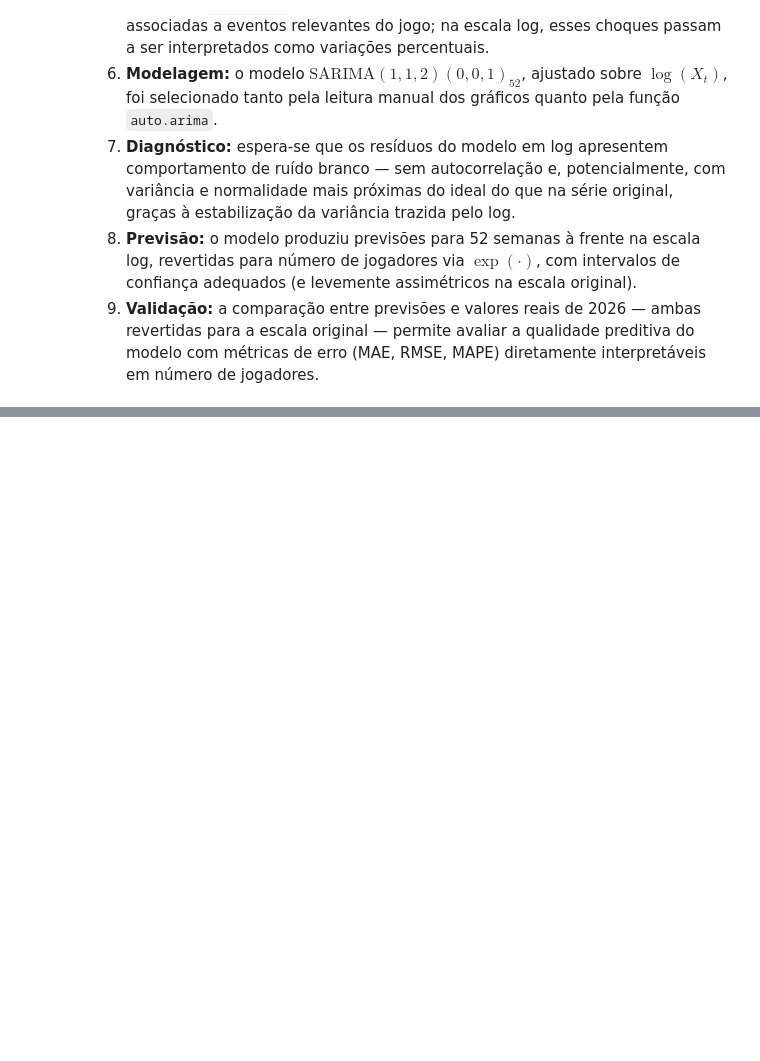
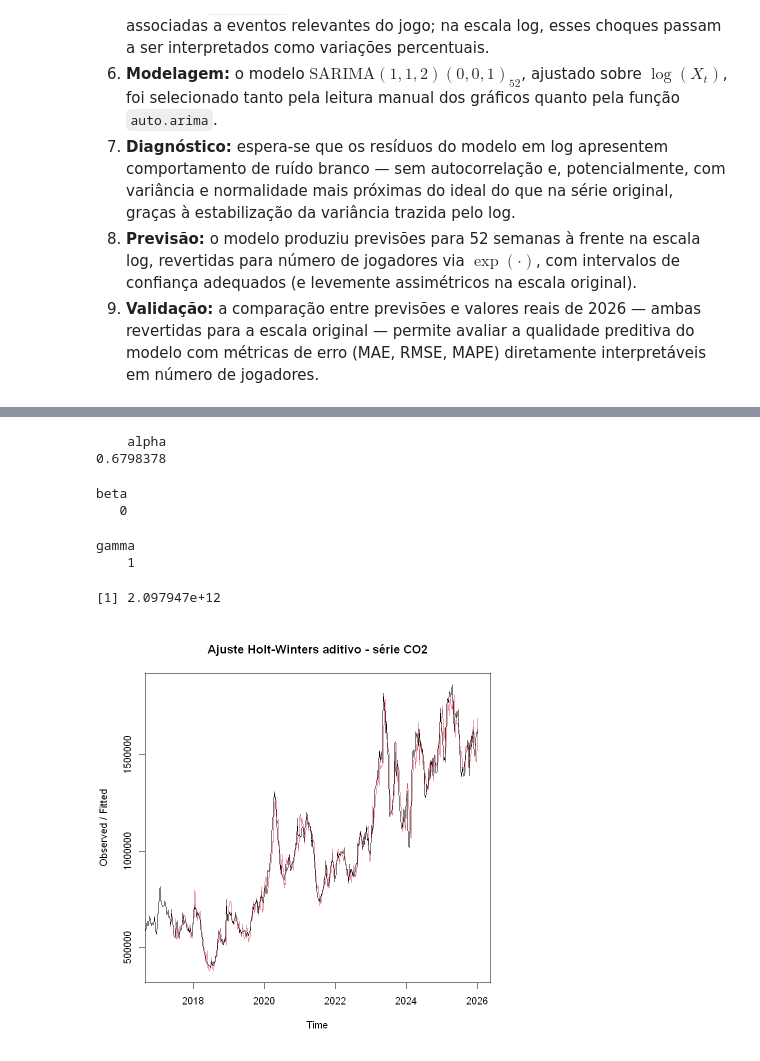
Before and after one commit to Marcehlin/Atividades-2026_1, a Jupyter notebook: Séries Temporais/Seminario/v22_serie_temporais_CS_log.ipynb, the cells around one changed output, grey strips where cells are left out. Cells and saved outputs as stored; diff of their text form; code cells hidden in the pictures; blank space fills up the shorter version.

```diff
--- a/Séries Temporais/Seminario/v22_serie_temporais_CS_log.ipynb
+++ b/Séries Temporais/Seminario/v22_serie_temporais_CS_log.ipynb
@@ -638,0 +661,5 @@ Esta análise percorreu as principais etapas de uma análise de séries temporai
+# %%
+#coisa nova
+serie <- exp(serie)  # reverte para a escala original (nº de jogadores) para o ajuste do modelo Holt-Winters
+hw_fit <- HoltWinters(serie, seasonal = "multiplicative")
+hw_fit
@@ -638,0 +684,15 @@ Esta análise percorreu as principais etapas de uma análise de séries temporai
+# %%
+# Parâmetros estimados (alpha, beta, gamma) e SSE do ajuste
+hw_fit$alpha; hw_fit$beta; hw_fit$gamma
+hw_fit$SSE
+
+plot(hw_fit, main = "Ajuste Holt-Winters aditivo - série CO2")
+# %% [output]
+    alpha
+0.6798378
+beta
+   0
+gamma
+    1
+[1] 2.097947e+12
+[figure, added]
```
Also changed, not shown: parts of 10 cells of this notebook, 3 other files.
